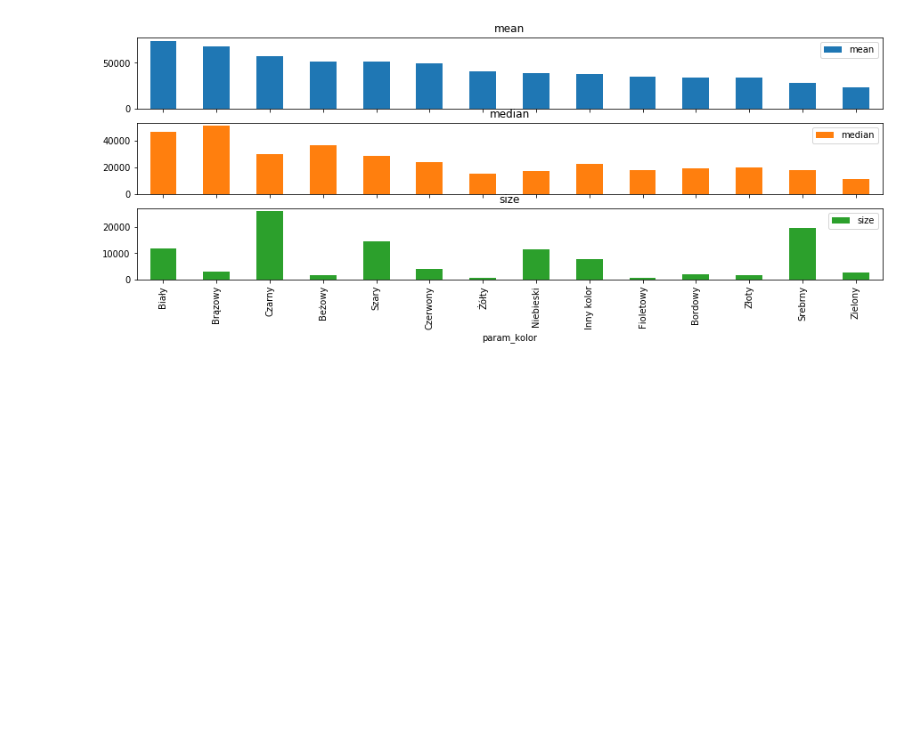
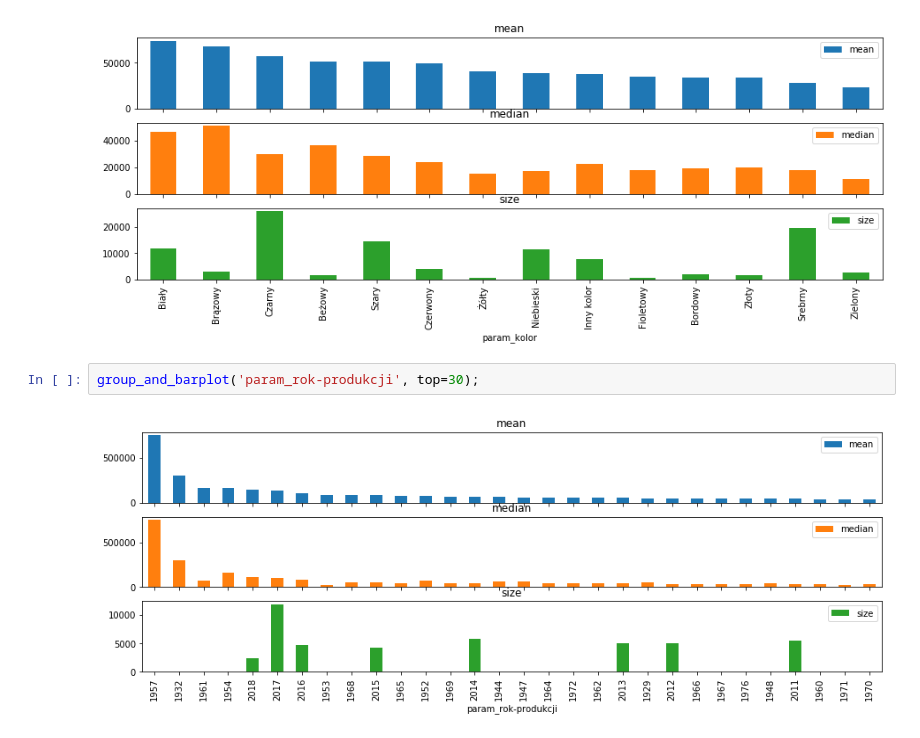
Before and after one commit to mpasterz/dw_matrix_car, a Jupyter notebook: day2_visualisation.ipynb, the cells around one changed output. Saved outputs shown, nothing was run; the diff lists cells and outputs as text; blank space fills up the shorter version.

Commit message:
add visualisation

```diff
--- a/day2_visualisation.ipynb
+++ b/day2_visualisation.ipynb
@@ -239,3 +239,7 @@ group_and_barplot('param_kraj-pochodzenia', feat_sort='size');
 group_and_barplot('param_kolor');
 # %% [output]
 [figure]
+# %%
+group_and_barplot('param_rok-produkcji', top=30);
+# %% [output]
+[figure, added]
```
